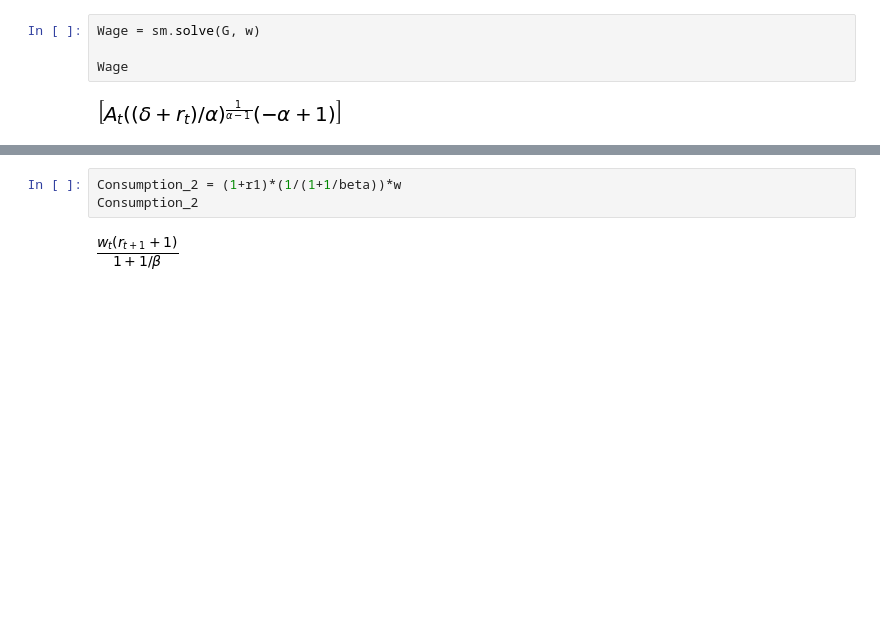
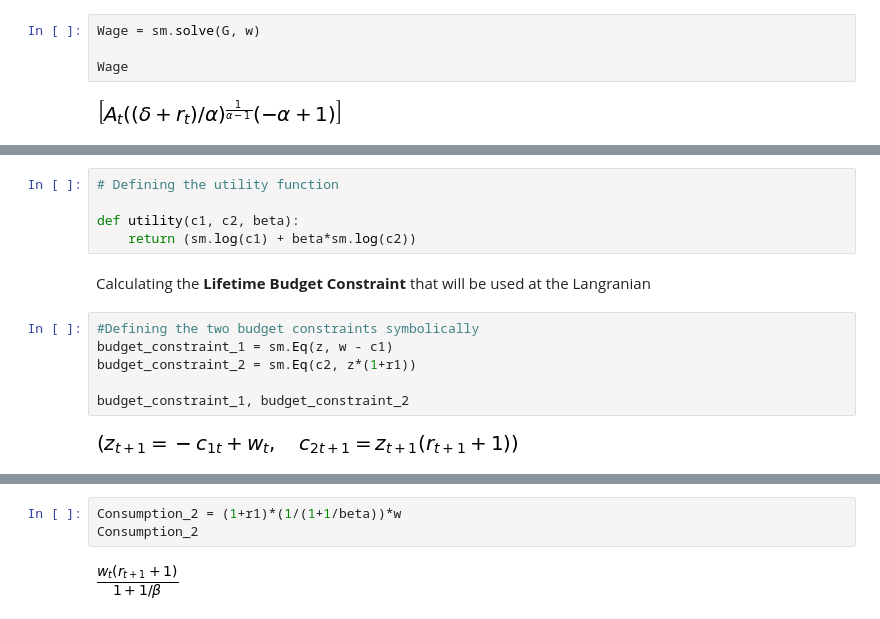
Before and after one commit to NumEconCopenhagen/projects-2019-bcg, a Jupyter notebook: modelproject/modelproject.ipynb, the cells around one changed output, grey strips where cells are left out. Cells and saved outputs as stored; diff of their text form; blank space fills up the shorter version.

```diff
--- a/modelproject/modelproject.ipynb
+++ b/modelproject/modelproject.ipynb
@@ -190,0 +143,15 @@ D
+# %%
+# Defining the utility function
+
+def utility(c1, c2, beta):
+    return (sm.log(c1) + beta*sm.log(c2))
+# %% [markdown]
+Calculating the **Lifetime Budget Constraint** that will be used at the Langranian
+# %%
+#Defining the two budget constraints symbolically
+budget_constraint_1 = sm.Eq(z, w - c1)
+budget_constraint_2 = sm.Eq(c2, z*(1+r1))
+
+budget_constraint_1, budget_constraint_2
+# %% [output]
+[figure, added]
```
Also changed, not shown: parts of 56 cells of this notebook.
